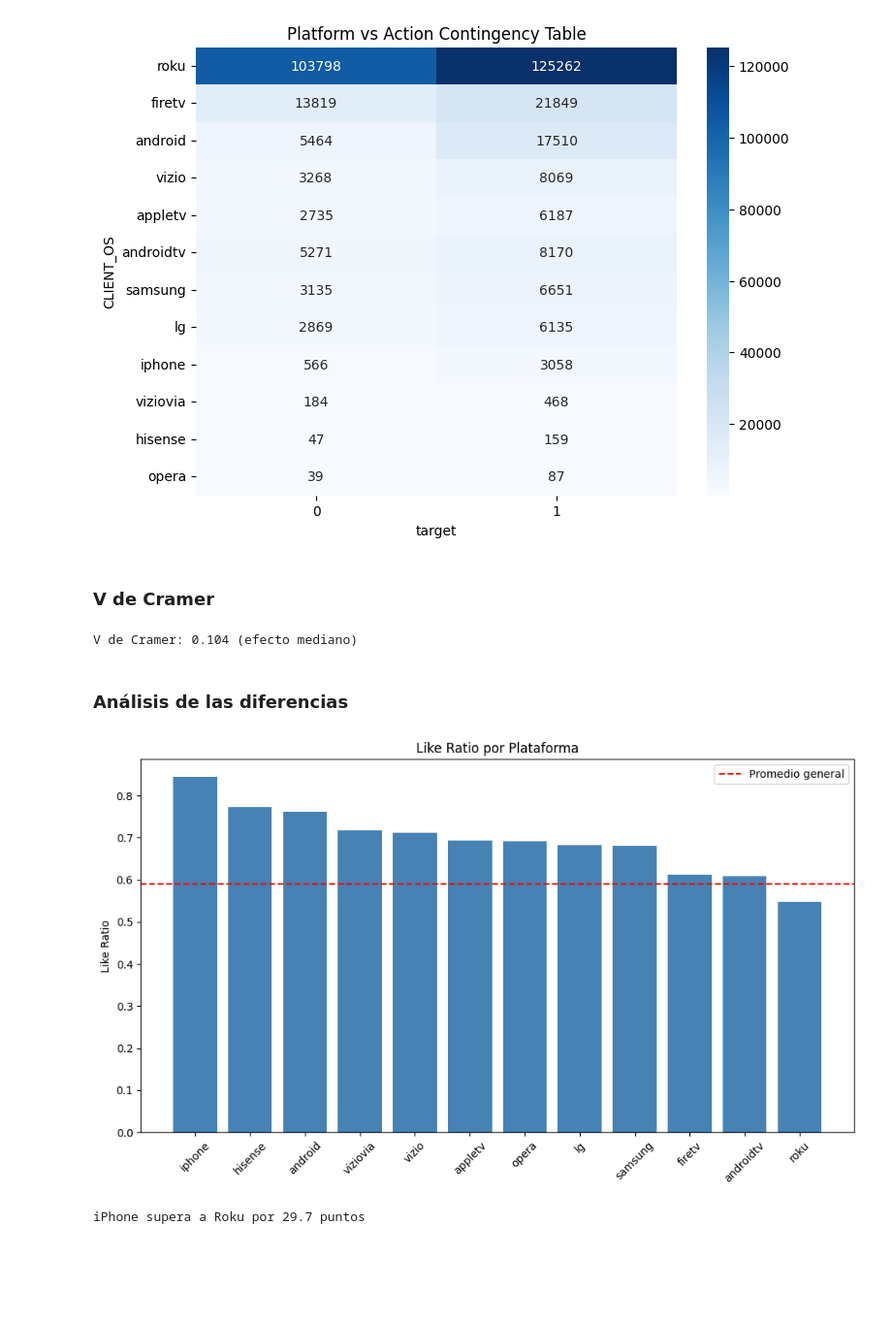
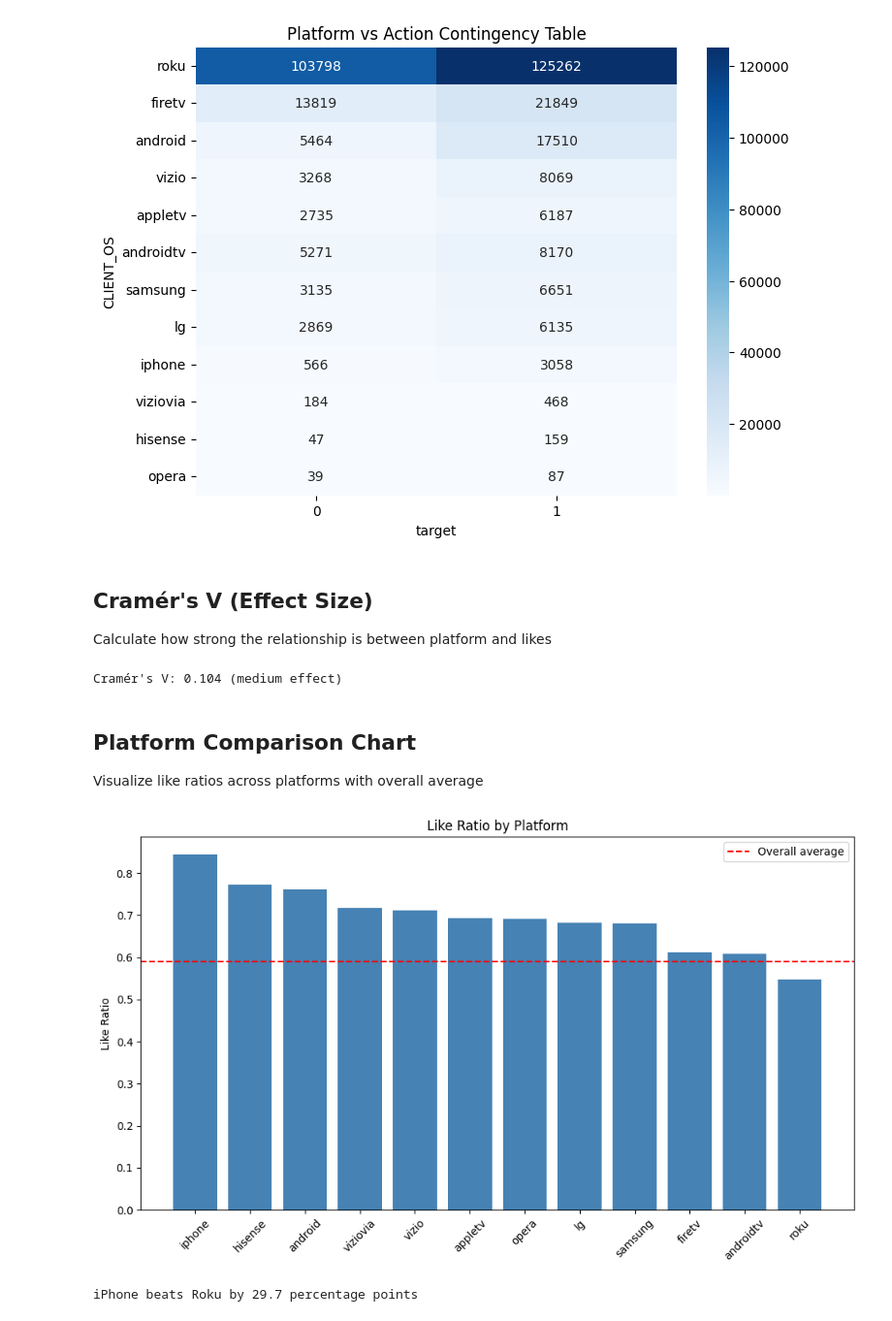
Before and after one commit to a20121248/video-engagement-analysis, a Jupyter notebook: notebooks/03_statistical_analysis.ipynb, the cells around one changed output. Shown at 97% size. Saved outputs shown, nothing was run; the diff lists cells and outputs as text; code cells hidden in the pictures; blank space fills up the shorter version.

```diff
--- a/notebooks/03_statistical_analysis.ipynb
+++ b/notebooks/03_statistical_analysis.ipynb
@@ -71,34 +74,45 @@ Las diferencias son ESTADÍSTICAMENTE SIGNIFICATIVAS
 - Rechazamos hipótesis nula: las plataformas SÍ tienen diferentes like ratios
 [figure]
 # %% [markdown]
-### V de Cramer
+## Cramér's V (Effect Size)
+Calculate how strong the relationship is between platform and likes
 # %%
 n = contingency_table.sum().sum()
 cramers_v = np.sqrt(chi2 / (n * min(contingency_table.shape) - 1))
+
+# Interpret effect size
 if cramers_v < 0.1:
-    effect_size = "pequeño"
+    effect_size = "small"
 elif cramers_v < 0.3:
-    effect_size = "mediano"
+    effect_size = "medium"
 else:
-    effect_size = "grande"
-print(f"V de Cramer: {cramers_v:.3f} (efecto {effect_size})")
+    effect_size = "large"
+
+print(f"Cramér's V: {cramers_v:.3f} ({effect_size} effect)")
 # %% [output]
-V de Cramer: 0.104 (efecto mediano)
+Cramér's V: 0.104 (medium effect)
 # %% [markdown]
-### Análisis de las diferencias
+## Platform Comparison Chart
+Visualize like ratios across platforms with overall average
 # %%
 plt.figure(figsize=(10, 6))
 plt.bar(range(len(platform_stats)), platform_stats['like_ratio'], color='steelblue')
 plt.xticks(range(len(platform_stats)), platform_stats.index, rotation=45)
 plt.ylabel('Like Ratio')
-plt.title('Like Ratio por Plataforma')
-plt.axhline(y=df['target'].mean(), color='red', linestyle='--', label='Promedio general')
+plt.title('Like Ratio by Platform')
+plt.axhline(y=df['target'].mean(), color='red', linestyle='--', label='Overall average')
 plt.legend()
 plt.tight_layout()
 plt.savefig('like_ratio_platform.png', dpi=300, bbox_inches='tight')
 plt.show()
 
-print(f"iPhone supera a Roku por {(best_ratio-worst_ratio)*100:.1f} puntos")
+# Calculate difference between best and worst platforms
+best_platform = platform_stats.index[0]
+worst_platform = platform_stats.index[-1]
+best_ratio = platform_stats.loc[best_platform, 'like_ratio']
+worst_ratio = platform_stats.loc[worst_platform, 'like_ratio']
+
+print(f"iPhone beats Roku by {(best_ratio-worst_ratio)*100:.1f} percentage points")
 # %% [output]
-[figure, old version]
+[figure, new version]
-iPhone supera a Roku por 29.7 puntos
+iPhone beats Roku by 29.7 percentage points
```
Also changed, not shown: parts of 2 cells of this notebook, 1 other file.
